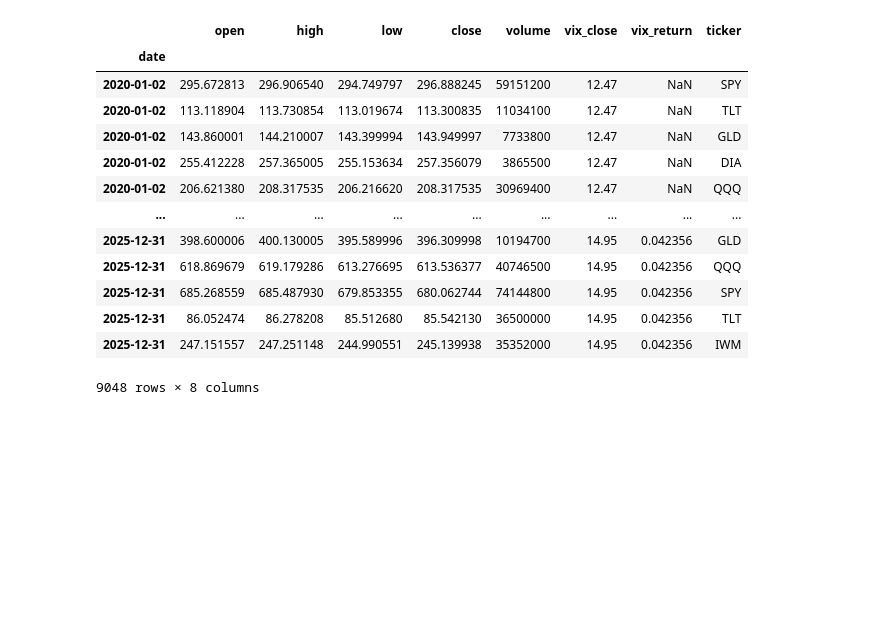
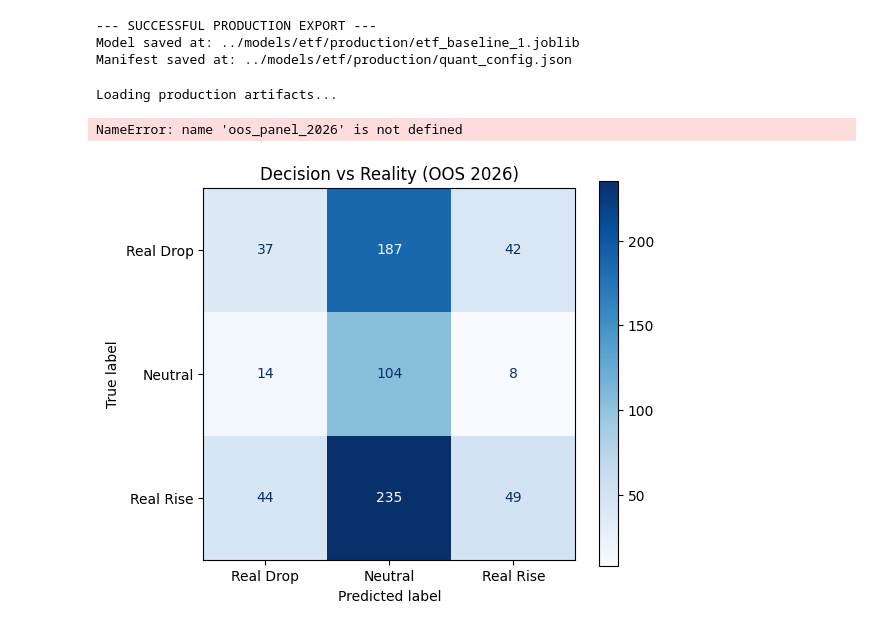
Before and after one commit to SantiagoDaleffe/financial-news-lakehouse-rag, a Jupyter notebook: quant_engine/notebooks/01_baseline_model.ipynb, the cells around one changed output. Drawn from its saved outputs; the diff is of its cells as text; code cells hidden in the pictures; blank space fills up the shorter version.

```diff
--- a/quant_engine/notebooks/01_baseline_model.ipynb
+++ b/quant_engine/notebooks/01_baseline_model.ipynb
@@ -175,18 +184,53 @@ Run 'Feature Engineering' logueado a MLflow (Finanzas + Diagnósticos completos)
 🧪 View experiment at: http://localhost:5000/#/experiments/5
-# %%
-df_panel_raw
-# %% [output]
-|  | open | high | low | close | volume | vix_close | vix_return | ticker |
-| date |  |  |  |  |  |  |  |  |
-| 2020-01-02 | 295.672813 | 296.906540 | 294.749797 | 296.888245 | 59151200 | 12.47 | NaN | SPY |
-| 2020-01-02 | 113.118904 | 113.730854 | 113.019674 | 113.300835 | 11034100 | 12.47 | NaN | TLT |
-| 2020-01-02 | 143.860001 | 144.210007 | 143.399994 | 143.949997 | 7733800 | 12.47 | NaN | GLD |
-| 2020-01-02 | 255.412228 | 257.365005 | 255.153634 | 257.356079 | 3865500 | 12.47 | NaN | DIA |
-| 2020-01-02 | 206.621380 | 208.317535 | 206.216620 | 208.317535 | 30969400 | 12.47 | NaN | QQQ |
-| ... | ... | ... | ... | ... | ... | ... | ... | ... |
-| 2025-12-31 | 398.600006 | 400.130005 | 395.589996 | 396.309998 | 10194700 | 14.95 | 0.042356 | GLD |
-| 2025-12-31 | 618.869679 | 619.179286 | 613.276695 | 613.536377 | 40746500 | 14.95 | 0.042356 | QQQ |
-| 2025-12-31 | 685.268559 | 685.487930 | 679.853355 | 680.062744 | 74144800 | 14.95 | 0.042356 | SPY |
-| 2025-12-31 | 86.052474 | 86.278208 | 85.512680 | 85.542130 | 36500000 | 14.95 | 0.042356 | TLT |
-| 2025-12-31 | 247.151557 | 247.251148 | 244.990551 | 245.139938 | 35352000 | 14.95 | 0.042356 | IWM |
-9048 rows × 8 columns
+# %%
+target_maker = TargetEngineer(q_high=q_high_val, q_low=q_low_val)
+target_maker.fit_transform(train_panel)
+
+exporter = ProductionExporter(export_dir="../models/etf/production")
+exporter.export(
+    model=final_model,
+    target_engineer=target_maker,
+    buy_threshold=buy_thresh,
+    sell_threshold=sell_thresh,
+    train_days=252,
+    step_days=20,
+    embargo_days=5
+)
+# %% [output]
+--- SUCCESSFUL PRODUCTION EXPORT ---
+Model saved at: ../models/etf/production/etf_baseline_1.joblib
+Manifest saved at: ../models/etf/production/quant_config.json
+# %%
+simulator = OOSQuantSimulator(model_dir="../models/etf/production")
+oos_metrics, oos_curve_df = simulator.simulate_portfolio(oos_panel_2026)
+
+print("\n--- PURE OUT-OF-SAMPLE 2026 TEST ---")
+print(f"Market Return:      {oos_metrics['Total_Return_Market']*100:.2f}%")
+print(f"Strategy Return:    {oos_metrics['Total_Return_Strat']*100:.2f}%")
+print(f"Max Drawdown:       {oos_metrics['Max_Drawdown']*100:.2f}%")
+print(f"Annual Sharpe:      {oos_metrics['Sharpe_Ratio']:.2f}")
+# %% [output]
+Loading production artifacts...
+NameError: name 'oos_panel_2026' is not defined
+# %%
+X_oos = oos_panel_2026[simulator.required_features]
+probs_oos = simulator.model.predict_proba(X_oos)
+y_pred_oos = np.zeros(len(oos_panel_2026))
+
+idx_buy = np.where(simulator.model.classes_ == 1)[0][0]
+idx_sell = np.where(simulator.model.classes_ == -1)[0][0]
+y_pred_oos[probs_oos[:, idx_buy] >= simulator.buy_threshold] = 1
+y_pred_oos[probs_oos[:, idx_sell] >= simulator.sell_threshold] = -1
+
+y_true_real = np.zeros(len(oos_panel_2026))
+y_true_real[oos_panel_2026['fwd_log_return'] > 0.002] = 1
+y_true_real[oos_panel_2026['fwd_log_return'] < -0.002] = -1
+
+fig, ax = plt.subplots(figsize=(6, 5))
+cm = confusion_matrix(y_true_real, y_pred_oos, labels=[-1, 0, 1])
+disp = ConfusionMatrixDisplay(confusion_matrix=cm, display_labels=["Real Drop", "Neutral", "Real Rise"])
+disp.plot(ax=ax, cmap='Blues')
+plt.title("Decision vs Reality (OOS 2026)")
+plt.show()
+# %% [output]
+[figure, added]
```
Also changed, not shown: parts of 13 cells of this notebook, 45 other files.
